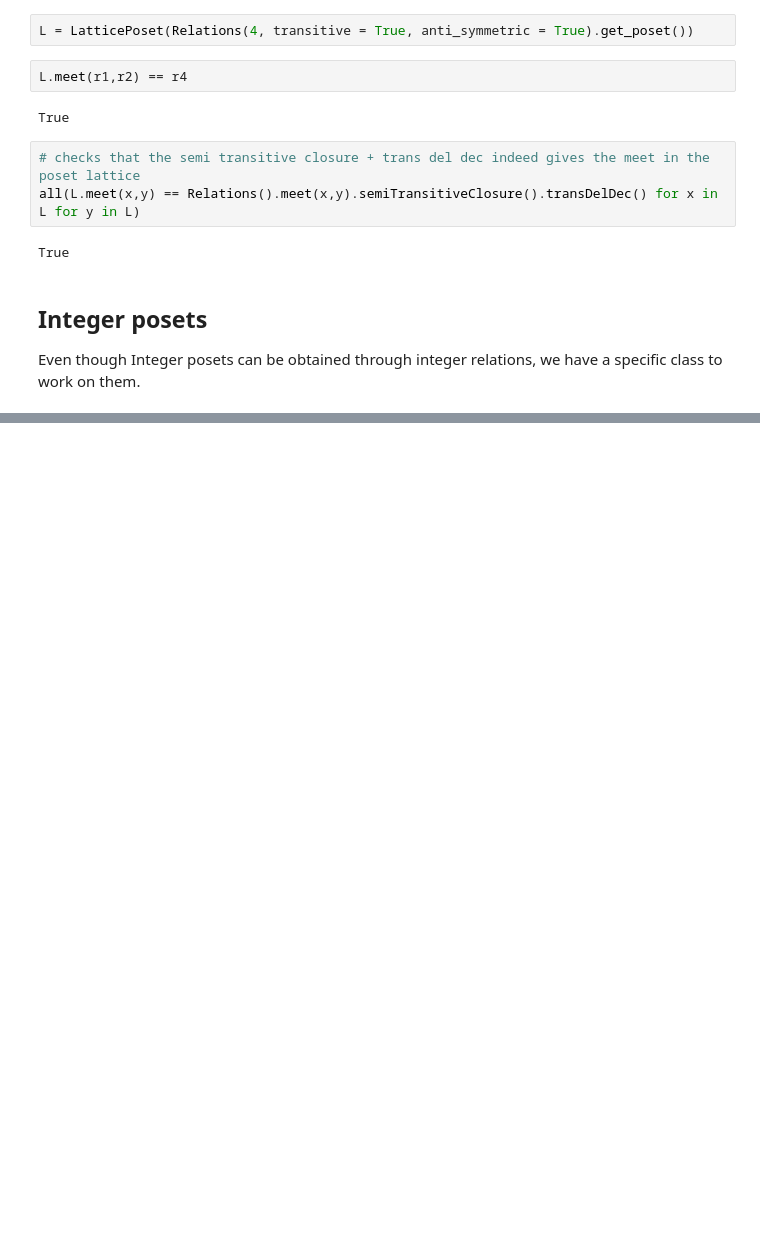
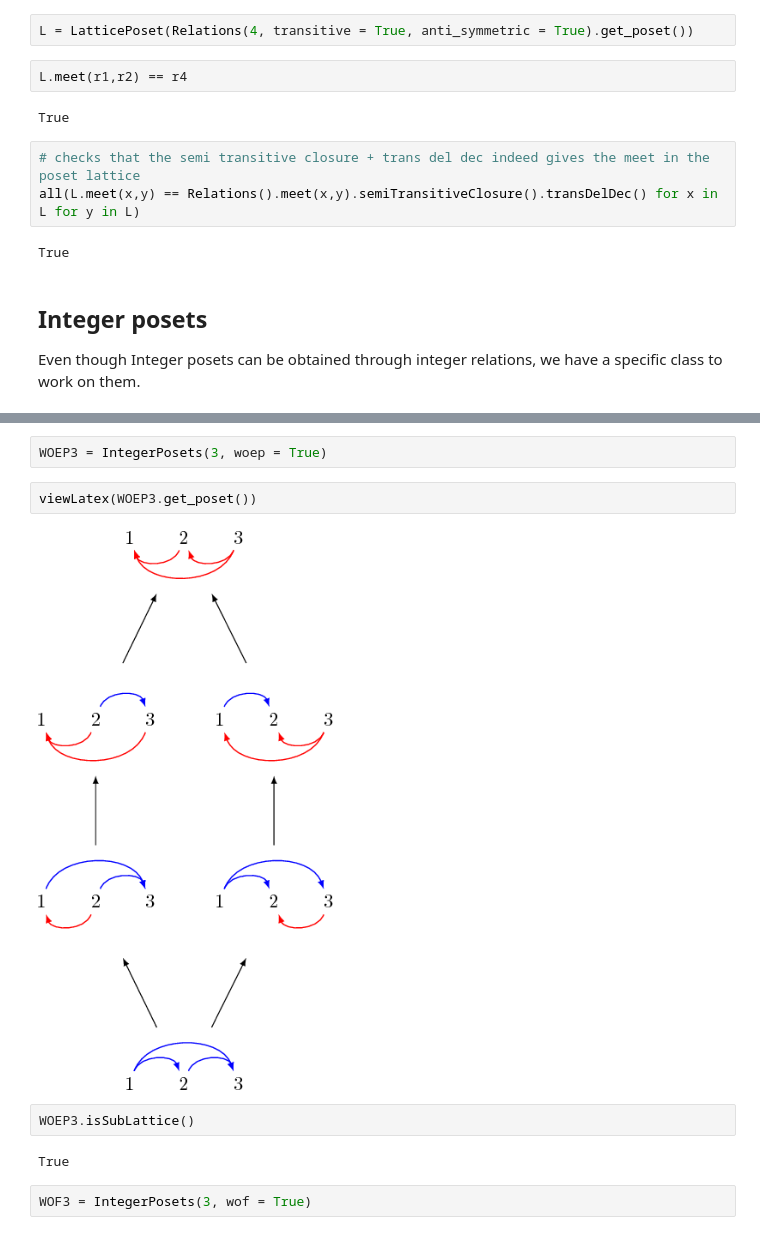
Before and after one commit to VivianePons/public-notebooks, a Jupyter notebook: IntegerPosets/Demo.ipynb, the cells around one changed output, grey strips where cells are left out. Cells and saved outputs as stored; diff of their text form; blank space fills up the shorter version.

```diff
--- a/IntegerPosets/Demo.ipynb
+++ b/IntegerPosets/Demo.ipynb
@@ -155,0 +226,12 @@ NameError: name 'cached_function' is not defined
+# %%
+WOEP3 = IntegerPosets(3, woep = True)
+# %%
+viewLatex(WOEP3.get_poset())
+# %% [output]
+[figure, added]
+# %%
+WOEP3.isSubLattice()
+# %% [output]
+True
+# %%
+WOF3 = IntegerPosets(3, wof = True)
```
Also changed, not shown: parts of 30 cells of this notebook, 1 other file.
